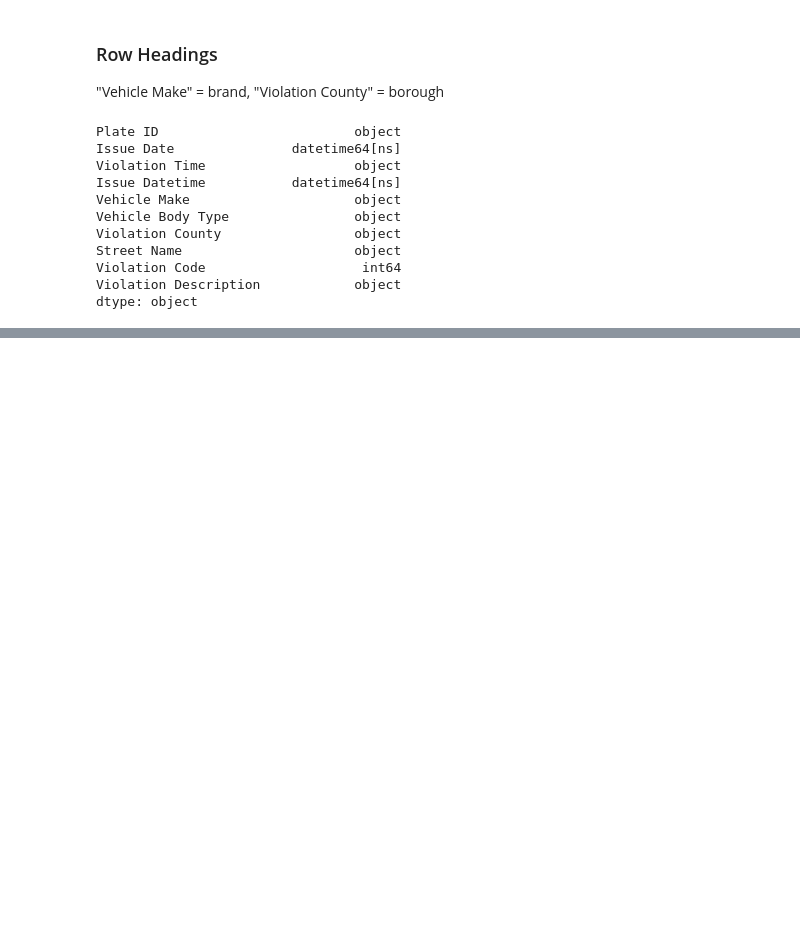
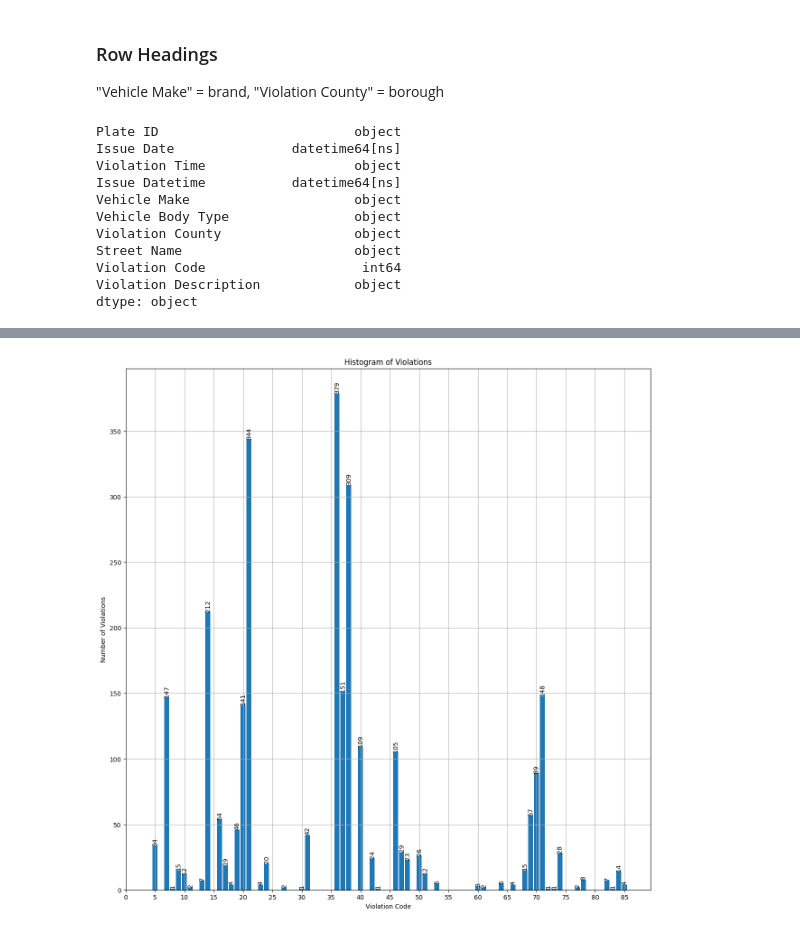
Before and after one commit to CreativePenguin/cse487, a Jupyter notebook: Assignment1.ipynb, the cells around one changed output, grey strips where cells are left out. Drawn from its saved outputs; the diff is of its cells as text; code cells hidden in the pictures; blank space fills up the shorter version.

```diff
--- a/Assignment1.ipynb
+++ b/Assignment1.ipynb
@@ -98,0 +118,32 @@ display(df['Violation County'].value_counts())
+# %%
+# Bar Graph for Number of Particular Violation Incurred
+# plt.figure()
+# plt.hist(df["Violation Code"])
+
+# Count the occurrences of each violation code
+violation_counts = df['Violation Code'].value_counts().sort_index()
+
+plt.figure(figsize=(15, 15))
+
+bars = plt.bar(violation_counts.index, violation_counts.values)
+for bar in bars:
+    height = bar.get_height()
+    plt.text(bar.get_x() + bar.get_width() / 2.0, height, int(height), ha='center', va='bottom', rotation=90)
+
+#plotting
+plt.title('Histogram of Violations')
+plt.xlabel('Violation Code')
+plt.ylabel('Number of Violations')
+plt.xticks(range(0, max(violation_counts.index) + 5, 5))
+plt.grid(True)
+plt.show()
+
+# bar graph to find the most number of common violations in the NY boroughs
+# We can see the Violation code 36, 21, and 38 are the most common occuring violations
+# Violation Code Description
+    # Code 36 - Exceeding the posted speed limit in or near a designated school zone
+    # Code 21 - Street Cleaning: No parking where parking is not allowed by sign
+    # Code 38 - Parking Metre; Failing to show a receipt or tag in the windshield
+# We can infer various things from the violations but to further develop analysis we can split the data with more plots and graphs
+# %% [output]
+[figure, added]
```
Also changed, not shown: parts of 10 cells of this notebook.
